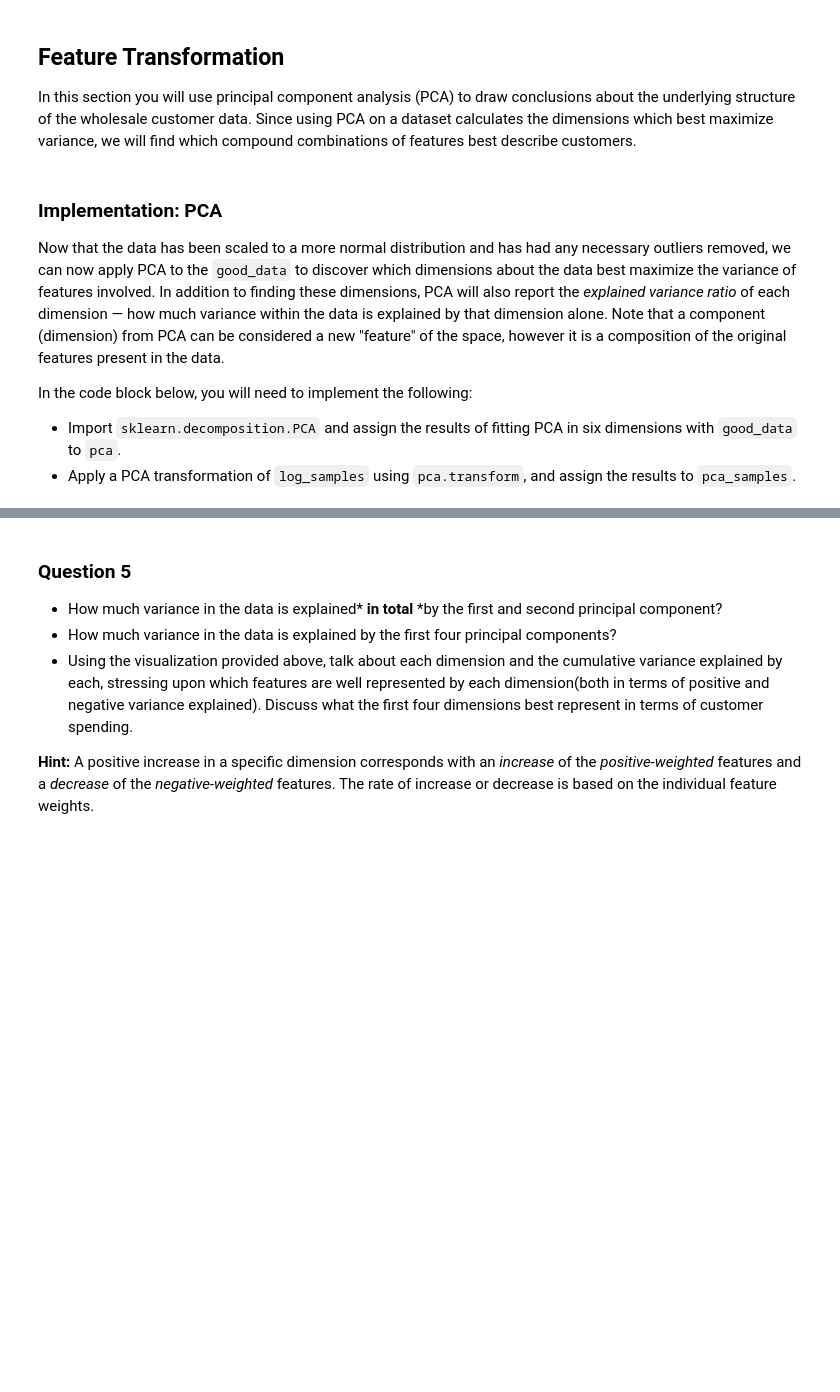
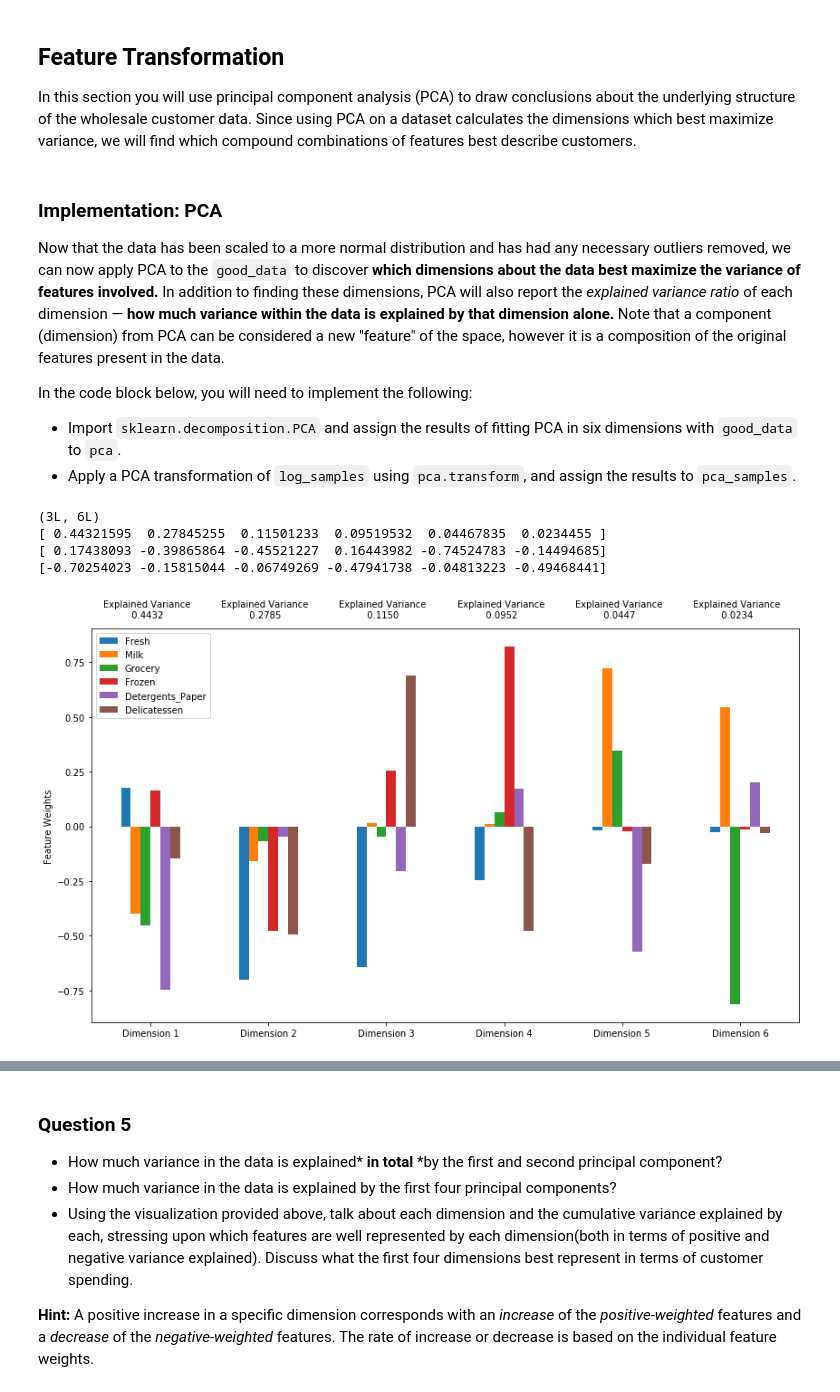
Before and after one commit to Alz-Android/ML, a Jupyter notebook: customer_segments/customer_segments.ipynb, the cells around one changed output, grey strips where cells are left out. Drawn from its saved outputs; the diff is of its cells as text; code cells hidden in the pictures; blank space fills up the shorter version.

```diff
--- a/customer_segments/customer_segments.ipynb
+++ b/customer_segments/customer_segments.ipynb
@@ -213,23 +212,16 @@ In the code block below, you will need to implement the following:
 # %%
 import matplotlib.pyplot as pl
 
-
 features_log_transformed = data.apply(lambda x: np.log(x + 1))
 
+# Visualize the new log distributions
 features_log_transformed.hist( figsize = (15,8))
-
-
-
-# Visualize the new log distributions
-#vs.distribution(features_log_transformed, transformed = True)
-
-
 
 # TODO: Scale the data using the natural logarithm
 log_data = data.apply(lambda x: np.log(x + 1))
 
 # TODO: Scale the sample data using the natural logarithm
-log_samples = data.apply(lambda x: np.log(x + 1))
+log_samples = samples.apply(lambda x: np.log(x + 1))
 
 # Produce a scatter matrix for each pair of newly-transformed features
 pd.scatter_matrix(log_data, alpha = 0.3, figsize = (14,8), diagonal = 'kde');
@@ -376,17 +387,32 @@ In this section you will use principal component analysis (PCA) to draw conclusi
 # %% [markdown]
 ### Implementation: PCA
 
-Now that the data has been scaled to a more normal distribution and has had any necessary outliers removed, we can now apply PCA to the `good_data` to discover which dimensions about the data best maximize the variance of features involved. In addition to finding these dimensions, PCA will also report the *explained variance ratio* of each dimension — how much variance within the data is explained by that dimension alone. Note that a component (dimension) from PCA can be considered a new "feature" of the space, however it is a composition of the original features present in the data.
+Now that the data has been scaled to a more normal distribution and has had any necessary outliers removed, we can now apply PCA to the `good_data` to discover **which dimensions about the data best maximize the variance of features involved.** In addition to finding these dimensions, PCA will also report the *explained variance ratio* of each dimension — **how much variance within the data is explained by that dimension alone.** Note that a component (dimension) from PCA can be considered a new "feature" of the space, however it is a composition of the original features present in the data.
 
 In the code block below, you will need to implement the following:
  - Import `sklearn.decomposition.PCA` and assign the results of fitting PCA in six dimensions with `good_data` to `pca`.
  - Apply a PCA transformation of `log_samples` using `pca.transform`, and assign the results to `pca_samples`.
 # %%
+from sklearn import decomposition
+
 # TODO: Apply PCA by fitting the good data with the same number of dimensions as features
-pca = None
 
+pca = decomposition.PCA(n_components=6)
+pca.fit(good_data)
 # TODO: Transform log_samples using the PCA fit above
-pca_samples = None
+pca_samples = pca.transform(log_samples)
+
+print pca_samples.shape
+print pca.explained_variance_ratio_
+print pca.components_[0]
+print pca.components_[1]
+
 
 # Generate PCA results plot
 pca_results = vs.pca_results(good_data, pca)
+# %% [output]
+(3L, 6L)
+[ 0.44321595  0.27845255  0.11501233  0.09519532  0.04467835  0.0234455 ]
+[ 0.17438093 -0.39865864 -0.45521227  0.16443982 -0.74524783 -0.14494685]
+[-0.70254023 -0.15815044 -0.06749269 -0.47941738 -0.04813223 -0.49468441]
+[figure, added]
```
Also changed, not shown: parts of 26 cells of this notebook, 1 other file.
